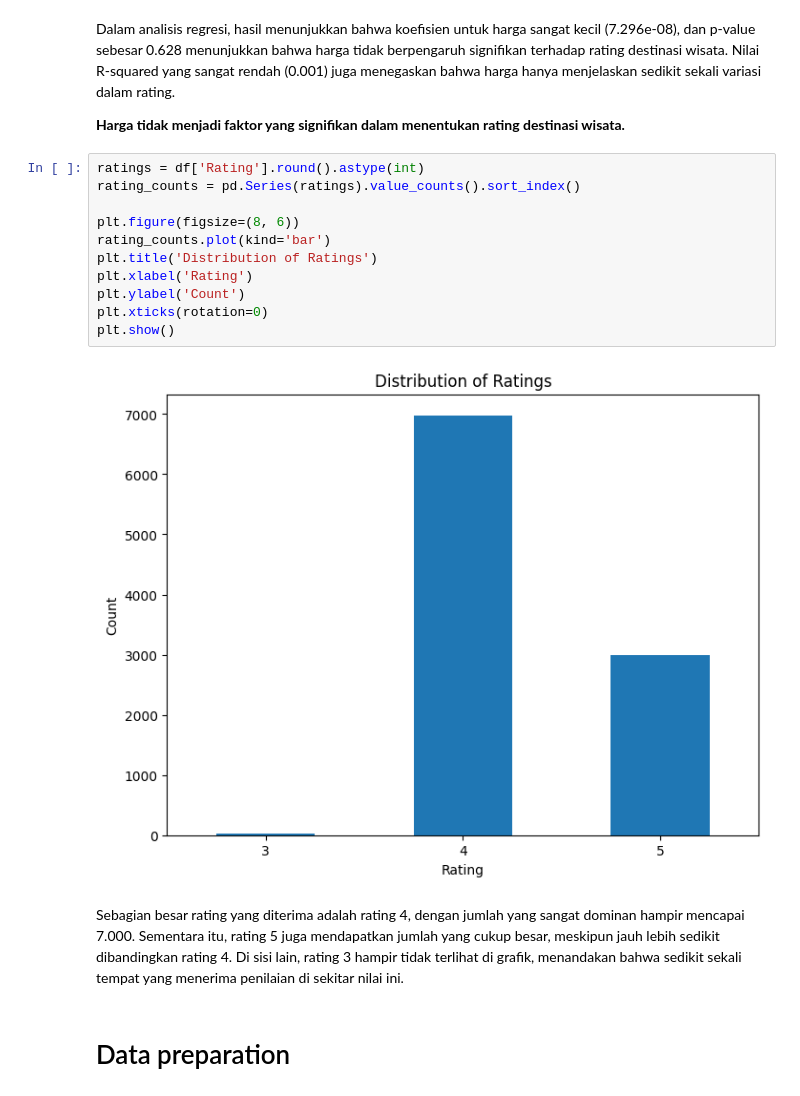
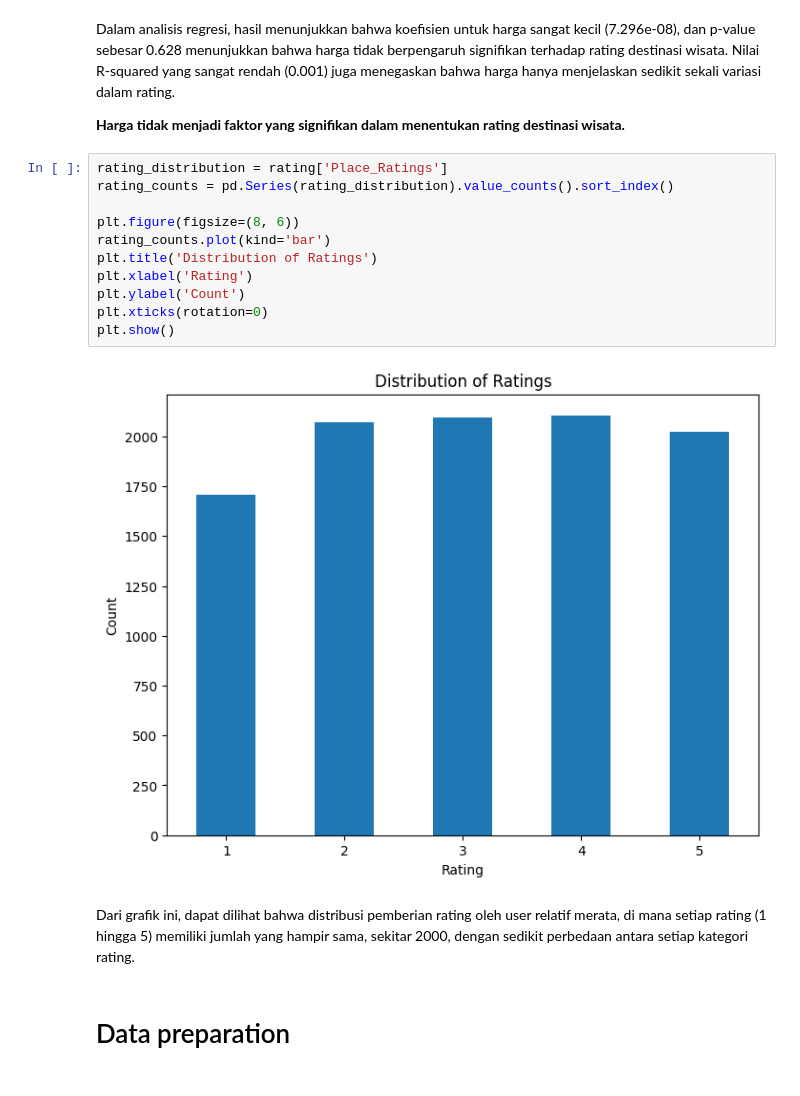
Before and after one commit to adiwira09/Dicoding-IDCamp-2024, a Jupyter notebook: Expert Level/Recommendation System/Recommendation_System.ipynb, the cells around one changed output. Cells and saved outputs as stored; diff of their text form.

```diff
--- a/Expert Level/Recommendation System/Recommendation_System.ipynb
+++ b/Expert Level/Recommendation System/Recommendation_System.ipynb
@@ -202,19 +294,19 @@ Dalam analisis regresi, hasil menunjukkan bahwa koefisien untuk harga sangat kec
 
 **Harga tidak menjadi faktor yang signifikan dalam menentukan rating destinasi wisata.**
 # %%
-ratings = df['Rating'].round().astype(int)
-rating_counts = pd.Series(ratings).value_counts().sort_index()
+rating_distribution = rating['Place_Ratings']
+rating_counts = pd.Series(rating_distribution).value_counts().sort_index()
 
 plt.figure(figsize=(8, 6))
 rating_counts.plot(kind='bar')
 plt.title('Distribution of Ratings')
 plt.xlabel('Rating')
 plt.ylabel('Count')
 plt.xticks(rotation=0)
 plt.show()
 # %% [output]
-[figure, old version]
+[figure, new version]
-# %% [markdown]
-Sebagian besar rating yang diterima adalah rating 4, dengan jumlah yang sangat dominan hampir mencapai 7.000. Sementara itu, rating 5 juga mendapatkan jumlah yang cukup besar, meskipun jauh lebih sedikit dibandingkan rating 4. Di sisi lain, rating 3 hampir tidak terlihat di grafik, menandakan bahwa sedikit sekali tempat yang menerima penilaian di sekitar nilai ini.
+# %% [markdown]
+Dari grafik ini, dapat dilihat bahwa distribusi pemberian rating oleh user relatif merata, di mana setiap rating (1 hingga 5) memiliki jumlah yang hampir sama, sekitar 2000, dengan sedikit perbedaan antara setiap kategori rating.
 # %% [markdown]
 # Data preparation
```
Also changed, not shown: parts of 49 cells of this notebook, 1 other file.
